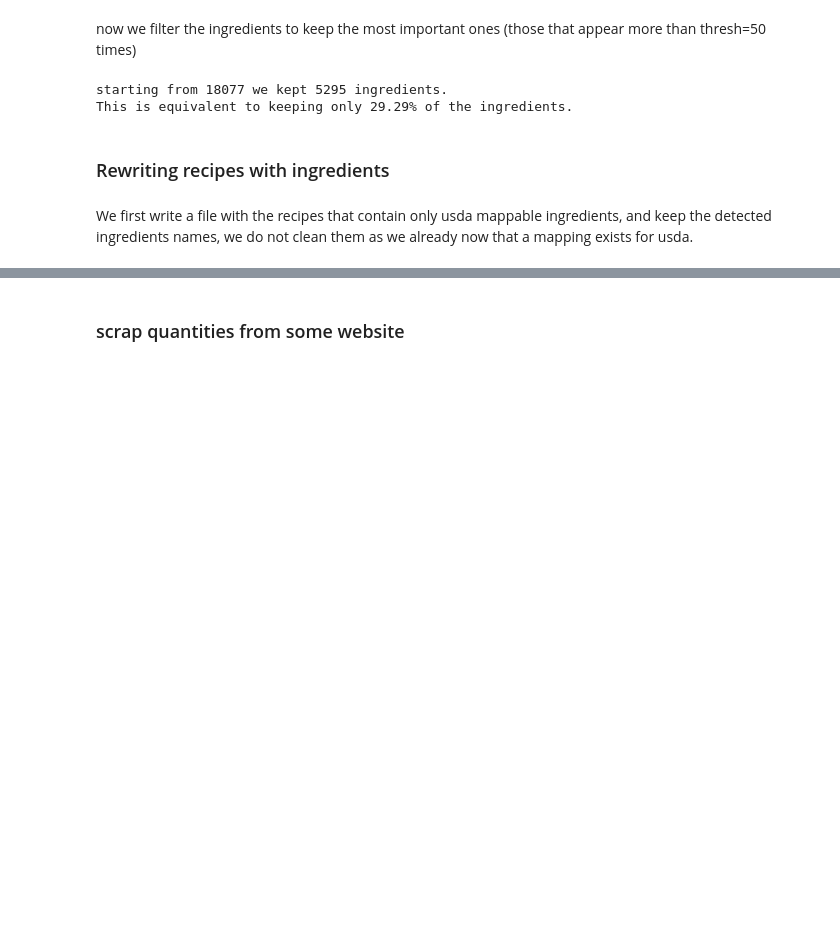
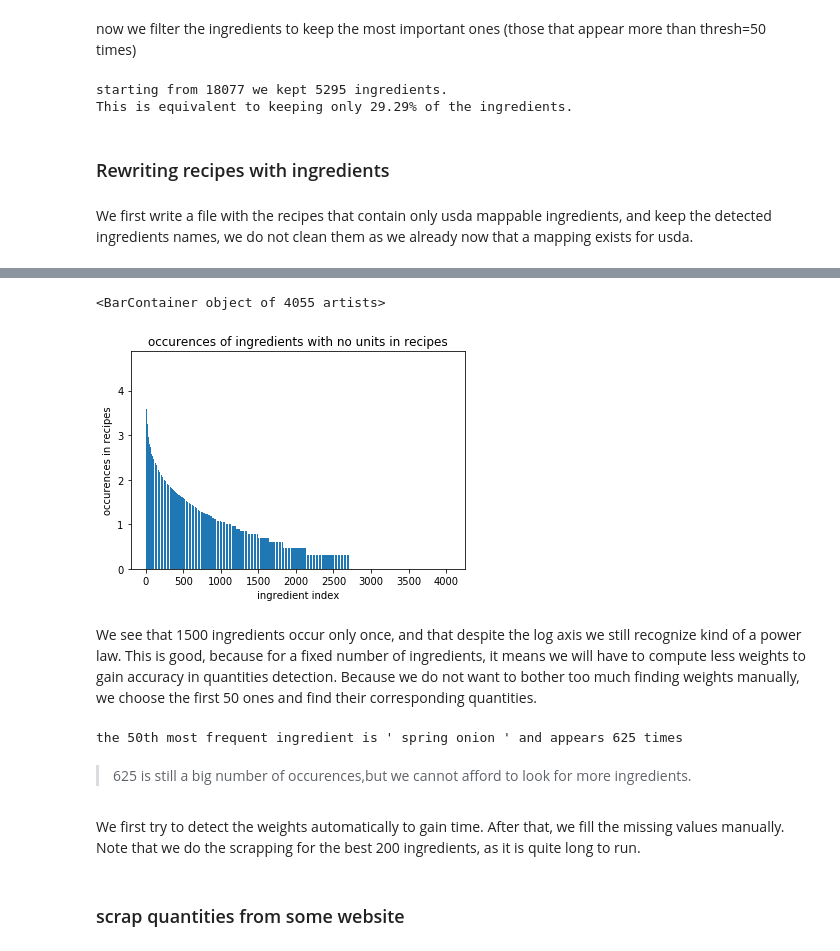
Before and after one commit to epfl-ada-2018/Project, a Jupyter notebook: notebooks/1M.ipynb, the cells around one changed output, grey strips where cells are left out. Saved outputs shown, nothing was run; the diff lists cells and outputs as text; code cells hidden in the pictures; blank space fills up the shorter version.

```diff
--- a/notebooks/1M.ipynb
+++ b/notebooks/1M.ipynb
@@ -257,7 +264,7 @@ measurable_indices = []
 all_extracted = []
 unit_ing = collections.Counter()
 measurables = 0
-nb_to_try = 10000
+nb_to_try = len(recipes)
 sizes = ['large', 'medium', 'small']
 
 for e, r in tqdm.tqdm_notebook(enumerate(recipes[:nb_to_try])) :
@@ -273,7 +280,8 @@ for e, r in tqdm.tqdm_notebook(enumerate(recipes[:nb_to_try])) :
         #tag the ingredient definition
         tags = nltk.pos_tag(nltk.word_tokenize(ingredient['text']))
 
-        ing_to_detect = " ".join([singularize(c) for c in det_ingr[e]['ingredients'][i]['text'].split(" ")])
+        raw_ing_to_detect = det_ingr[e]['ingredients'][i]['text']
+        ing_to_detect = " ".join([singularize(c) for c in raw_ing_to_detect.split(" ")])
 
         a = extract_quantity(tags, e, i)
 
@@ -281,19 +289,24 @@ for e, r in tqdm.tqdm_notebook(enumerate(recipes[:nb_to_try])) :
             extracted.append(a)
 
         else :
+
+            #detect units ingredients
             if ((a is not None) \
                 and (a[1] == "") \
                 and (len(ingredient['text'].split(" ")) > 2) \
                 and (len(ing_to_detect.split(" ")) > 0) \
                 and (singularize(ingredient['text'].split(" ")[1]).strip() == ing_to_detect.split(" ")[0].strip())) :
                 unit_ing.update([ing_to_detect])
+                extracted.append(a)
 
             else :
 
+                #detect salt (usually nio quantities)
                 ing_is_salt = ((('salt', 'NN') in tags) or (('salt', 'NNP') in tags) or (('Salt', 'NN') in tags) or (('Salt', 'NNP') in tags))
 
                 if not ing_is_salt :
                     contains_immeasurable = True
+                    break
                 elif ing_is_salt :
                     extracted.append((2.5, 'g', 'kosher salt'))
 
@@ -304,7 +317,5 @@ for e, r in tqdm.tqdm_notebook(enumerate(recipes[:nb_to_try])) :
 
 
 print(str(measurables) + " recipes contained only mesurable ingredients => " + str(100*measurables/nb_to_try) + "%")
-json.dump(measurable_indices, open("../generated/1m_measurable_indices.json", 'w'))
-json.dump(all_extracted, open("../generated/1m_extracted_quantities.json", 'w'))
 # %% [output]
 [interactive output not drawn]
@@ -317,3 +347,22 @@ find_unit_ing = sorted([(k, find_unit_ing[k]) for k in find_unit_ing], key= lamb
+# %%
+plt.title("occurences of ingredients with no units in recipes")
+plt.xlabel("ingredient index")
+plt.ylabel("occurences in recipes")
+plt.bar(range(len(unit_ing)), [np.log10(c[1]) for c in unit_ing.most_common()])
+# %% [output]
+<BarContainer object of 4055 artists>
+[figure, added]
+# %% [markdown]
+We see that 1500 ingredients occur only once, and that despite the log axis we still recognize kind of a power law. This is good, because for a fixed number of ingredients, it means we will have to compute less weights to gain accuracy in quantities detection. Because we do not want to bother too much finding weights manually, we choose the first 50 ones and find their corresponding quantities.
+# %%
+fifteenth = unit_ing.most_common()[50]
+print("the 50th most frequent ingredient is \'", fifteenth[0], "\' and appears", fifteenth[1], "times")
+# %% [output]
+the 50th most frequent ingredient is ' spring onion ' and appears 625 times
+# %% [markdown]
+> 625 is still a big number of occurences,but we cannot afford to look for more ingredients.
+# %% [markdown]
+We first try to detect the weights automatically to gain time. After that, we fill the missing values manually. Note that we do the scrapping for the best 200 ingredients, as it is quite long to run.
 # %% [markdown]
 ### scrap quantities from some website
 # %%
```
Also changed, not shown: parts of 20 cells of this notebook, 1 other file.
